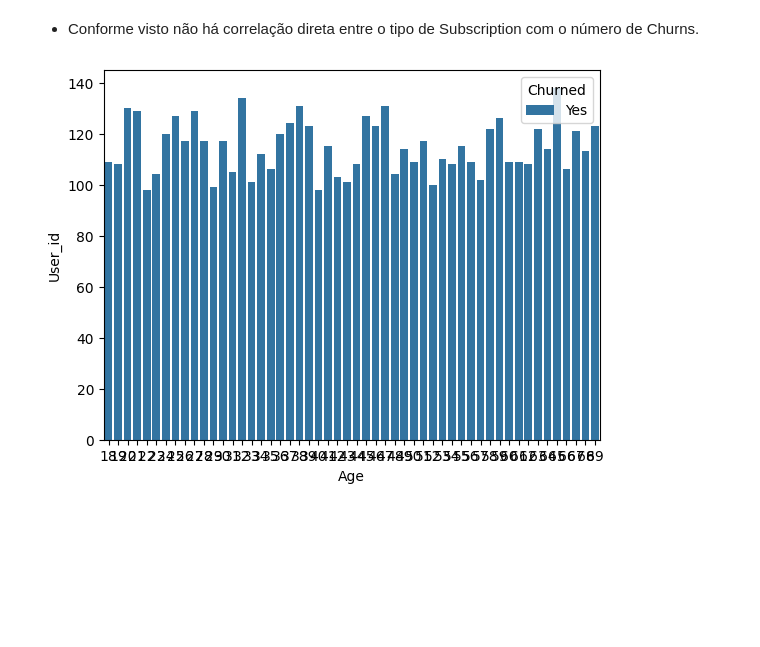
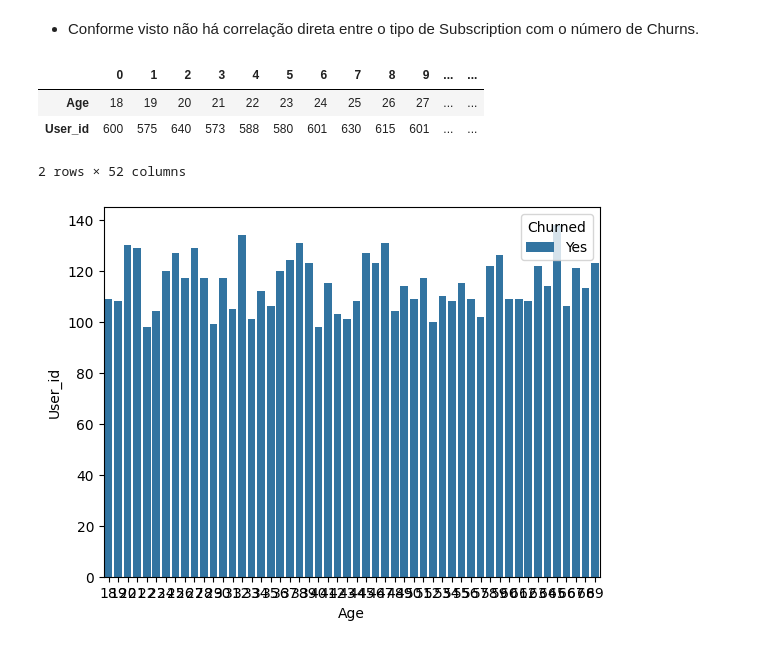
Before and after one commit to ragoans/AnaliseDeChurn, a Jupyter notebook: D06_AnáliseDeChurn.ipynb, the cells around one changed output. Saved outputs shown, nothing was run; the diff lists cells and outputs as text; code cells hidden in the pictures; blank space fills up the shorter version.

```diff
--- a/D06_AnáliseDeChurn.ipynb
+++ b/D06_AnáliseDeChurn.ipynb
@@ -350,6 +350,16 @@ sns.barplot(data=agg_sub,x='Subscription_type',y='User_id', hue='Churned');
 [figure]
 # %% [markdown]
 * Conforme visto não há correlação direta entre o tipo de Subscription com o número de Churns.
+# %%
+# Idade dos usuários
+
+agg_age_count = df.groupby(['Age'])['User_id'].count().reset_index()
+agg_age_count.transpose()
+# %% [output]
+|  | 0 | 1 | 2 | 3 | 4 | 5 | 6 | 7 | 8 | 9 | ... | ... |
+| Age | 18 | 19 | 20 | 21 | 22 | 23 | 24 | 25 | 26 | 27 | ... | ... |
+| User_id | 600 | 575 | 640 | 573 | 588 | 580 | 601 | 630 | 615 | 601 | ... | ... |
+2 rows × 52 columns
 # %%
 # Churn por idade
 
```
Also changed, not shown: parts of 12 cells of this notebook.
